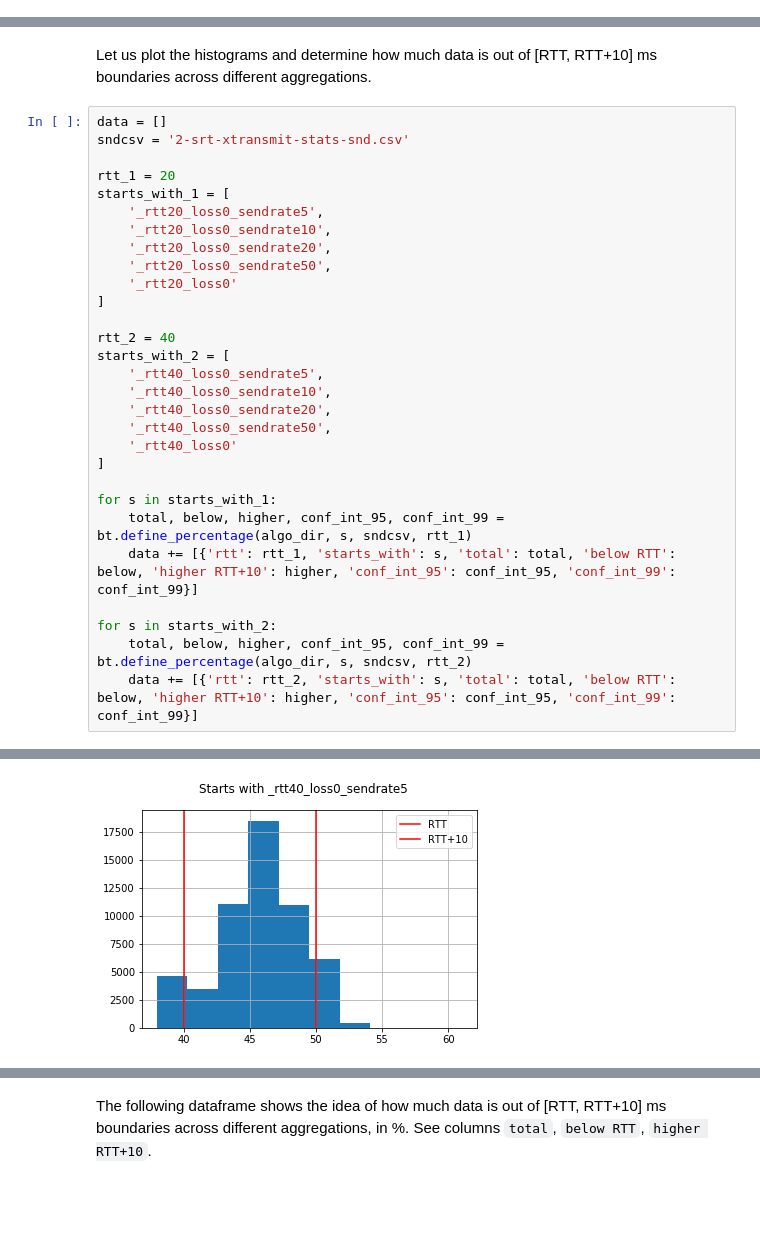
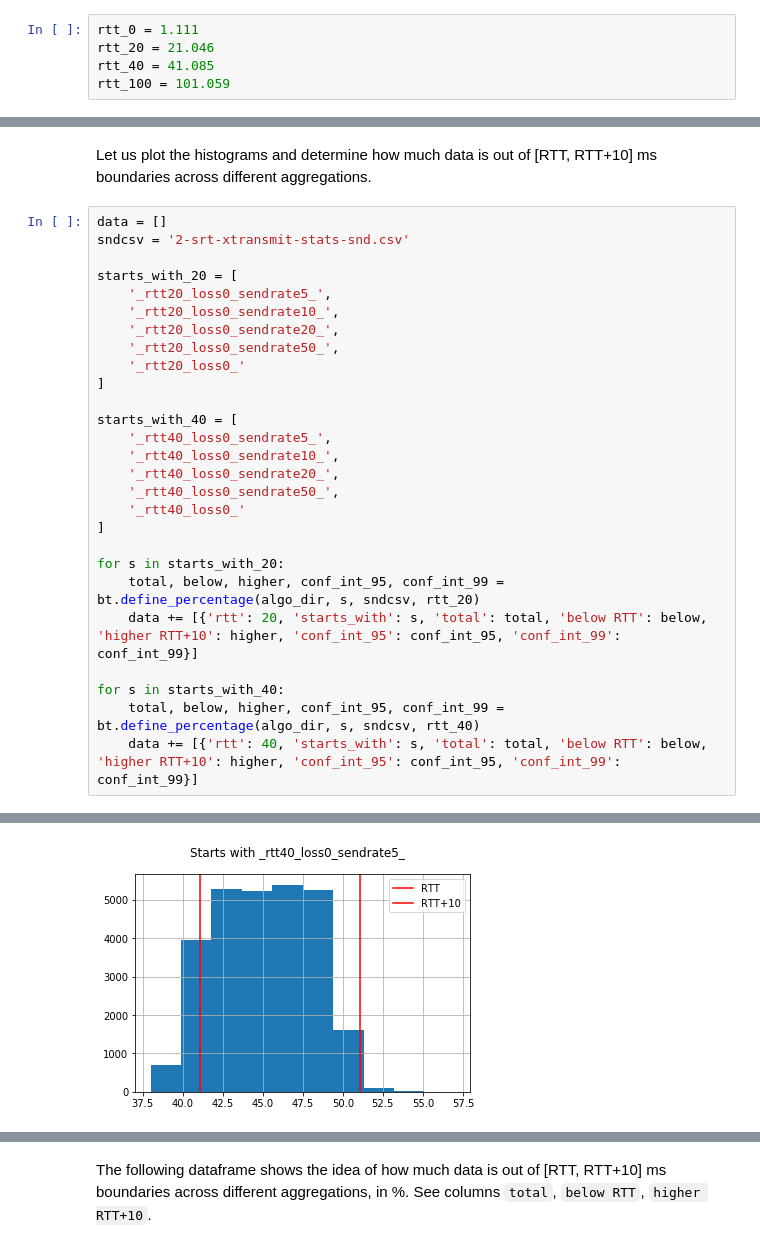
Before and after one commit to mbakholdina/lib-srt-utils, a Jupyter notebook: buffer_timespan.ipynb, the cells around one changed output, grey strips where cells are left out. Drawn from its saved outputs; the diff is of its cells as text; blank space fills up the shorter version.

```diff
--- a/buffer_timespan.ipynb
+++ b/buffer_timespan.ipynb
@@ -78,3 +81,8 @@ The datasets can be found here(TODO: Insert the link).
+# %%
+rtt_0 = 1.111
+rtt_20 = 21.046
+rtt_40 = 41.085
+rtt_100 = 101.059
 # %% [markdown]
 ## Sender Buffer Timespan Analysis (Loss Ratio = 0%)
 # %%
@@ -223,29 +256,27 @@ Let us plot the histograms and determine how much data is out of [RTT, RTT+10] m
 data = []
 sndcsv = '2-srt-xtransmit-stats-snd.csv'
 
-rtt_1 = 20
-starts_with_1 = [
-    '_rtt20_loss0_sendrate5',
-    '_rtt20_loss0_sendrate10',
-    '_rtt20_loss0_sendrate20',
-    '_rtt20_loss0_sendrate50',
-    '_rtt20_loss0'
+starts_with_20 = [
+    '_rtt20_loss0_sendrate5_',
+    '_rtt20_loss0_sendrate10_',
+    '_rtt20_loss0_sendrate20_',
+    '_rtt20_loss0_sendrate50_',
+    '_rtt20_loss0_'
 ]
 
-rtt_2 = 40
-starts_with_2 = [
-    '_rtt40_loss0_sendrate5',
-    '_rtt40_loss0_sendrate10',
-    '_rtt40_loss0_sendrate20',
-    '_rtt40_loss0_sendrate50',
-    '_rtt40_loss0'
+starts_with_40 = [
+    '_rtt40_loss0_sendrate5_',
+    '_rtt40_loss0_sendrate10_',
+    '_rtt40_loss0_sendrate20_',
+    '_rtt40_loss0_sendrate50_',
+    '_rtt40_loss0_'
 ]
 
-for s in starts_with_1:
-    total, below, higher, conf_int_95, conf_int_99 = bt.define_percentage(algo_dir, s, sndcsv, rtt_1)
-    data += [{'rtt': rtt_1, 'starts_with': s, 'total': total, 'below RTT': below, 'higher RTT+10': higher, 'conf_int_95': conf_int_95, 'conf_int_99': conf_int_99}]
+for s in starts_with_20:
+    total, below, higher, conf_int_95, conf_int_99 = bt.define_percentage(algo_dir, s, sndcsv, rtt_20)
+    data += [{'rtt': 20, 'starts_with': s, 'total': total, 'below RTT': below, 'higher RTT+10': higher, 'conf_int_95': conf_int_95, 'conf_int_99': conf_int_99}]
 
-for s in starts_with_2:
-    total, below, higher, conf_int_95, conf_int_99 = bt.define_percentage(algo_dir, s, sndcsv, rtt_2)
-    data += [{'rtt': rtt_2, 'starts_with': s, 'total': total, 'below RTT': below, 'higher RTT+10': higher, 'conf_int_95': conf_int_95, 'conf_int_99': conf_int_99}]
+for s in starts_with_40:
+    total, below, higher, conf_int_95, conf_int_99 = bt.define_percentage(algo_dir, s, sndcsv, rtt_40)
+    data += [{'rtt': 40, 'starts_with': s, 'total': total, 'below RTT': below, 'higher RTT+10': higher, 'conf_int_95': conf_int_95, 'conf_int_99': conf_int_99}]
 # %% [output]
@@ -257 +288 @@ for s in starts_with_2:
-[figure, old version]
+[figure, new version]
```
Also changed, not shown: parts of 13 cells of this notebook, 1 other file.
